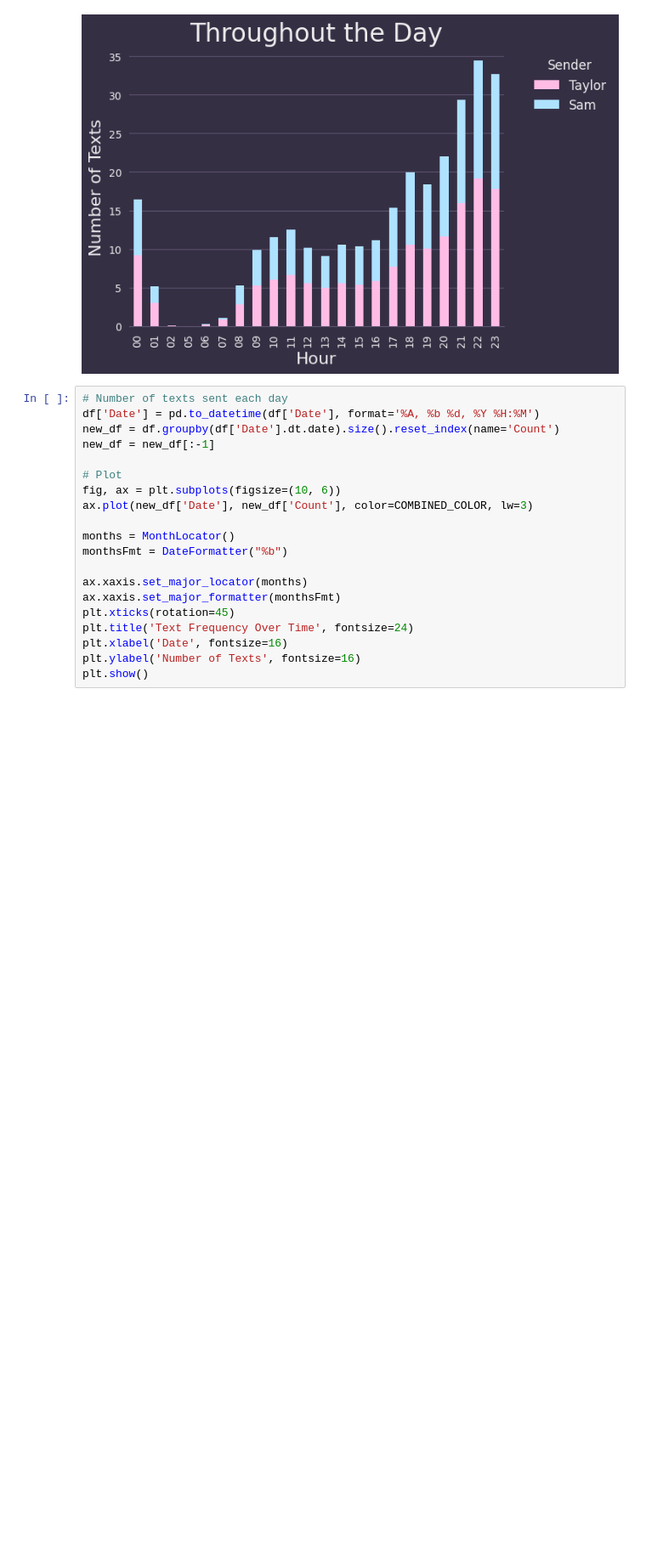
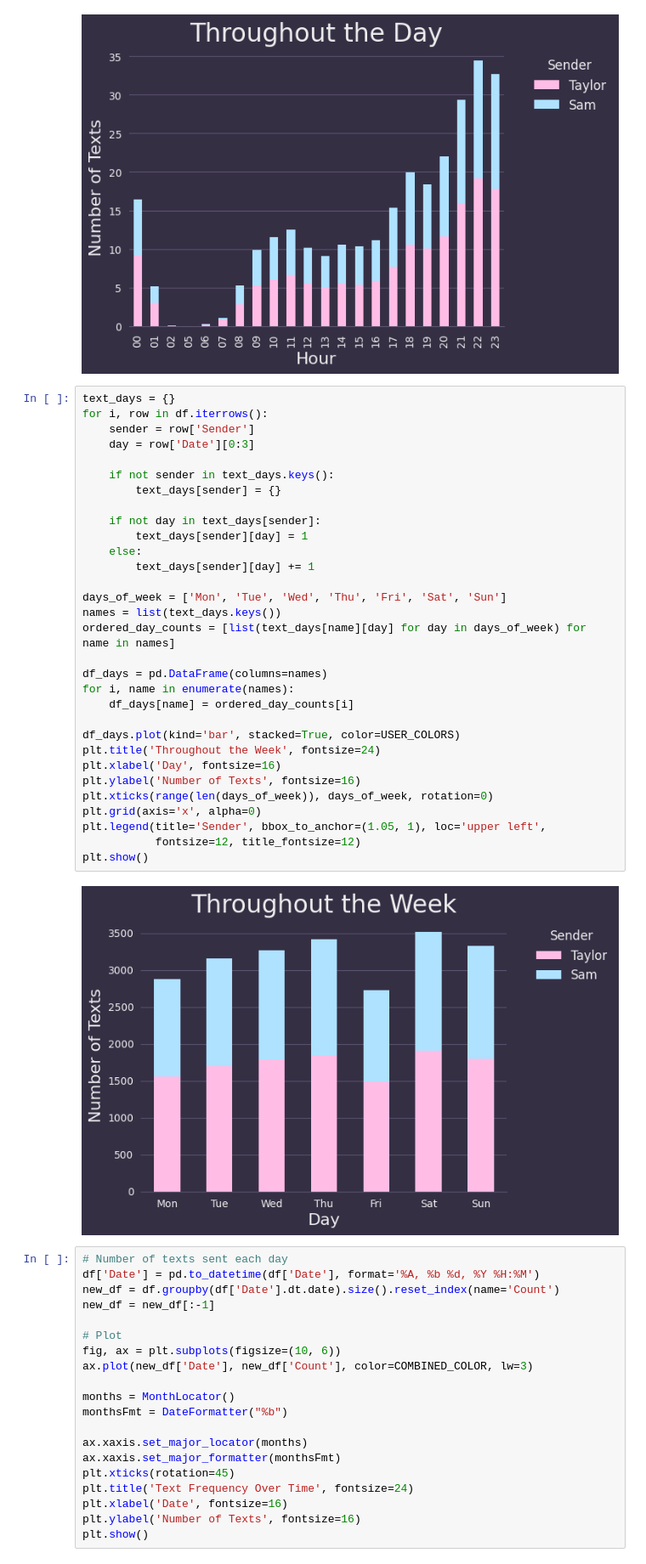
Before and after one commit to scs5/text-analytics, a Jupyter notebook: src/analysis.ipynb, the cells around one changed output. Shown at 85% size. Cells and saved outputs as stored; diff of their text form; blank space fills up the shorter version.

Commit message:
Added more visualizations

```diff
--- a/src/analysis.ipynb
+++ b/src/analysis.ipynb
@@ -185,6 +185,39 @@ plt.legend(title='Sender', bbox_to_anchor=(1.05, 1), loc='upper left',
 plt.show()
 # %% [output]
 [figure]
+# %%
+text_days = {}
+for i, row in df.iterrows():
+    sender = row['Sender']
+    day = row['Date'][0:3]
+
+    if not sender in text_days.keys():
+        text_days[sender] = {}
+
+    if not day in text_days[sender]:
+        text_days[sender][day] = 1
+    else:
+        text_days[sender][day] += 1
+
+days_of_week = ['Mon', 'Tue', 'Wed', 'Thu', 'Fri', 'Sat', 'Sun']
+names = list(text_days.keys())
+ordered_day_counts = [list(text_days[name][day] for day in days_of_week) for name in names]
+
+df_days = pd.DataFrame(columns=names)
+for i, name in enumerate(names):
+    df_days[name] = ordered_day_counts[i]
+
+df_days.plot(kind='bar', stacked=True, color=USER_COLORS)
+plt.title('Throughout the Week', fontsize=24)
+plt.xlabel('Day', fontsize=16)
+plt.ylabel('Number of Texts', fontsize=16)
+plt.xticks(range(len(days_of_week)), days_of_week, rotation=0)
+plt.grid(axis='x', alpha=0)
+plt.legend(title='Sender', bbox_to_anchor=(1.05, 1), loc='upper left',
+           fontsize=12, title_fontsize=12)
+plt.show()
+# %% [output]
+[figure, added]
 # %%
 # Number of texts sent each day
 df['Date'] = pd.to_datetime(df['Date'], format='%A, %b %d, %Y %H:%M')
```
Also changed, not shown: parts of 1 cell of this notebook.
